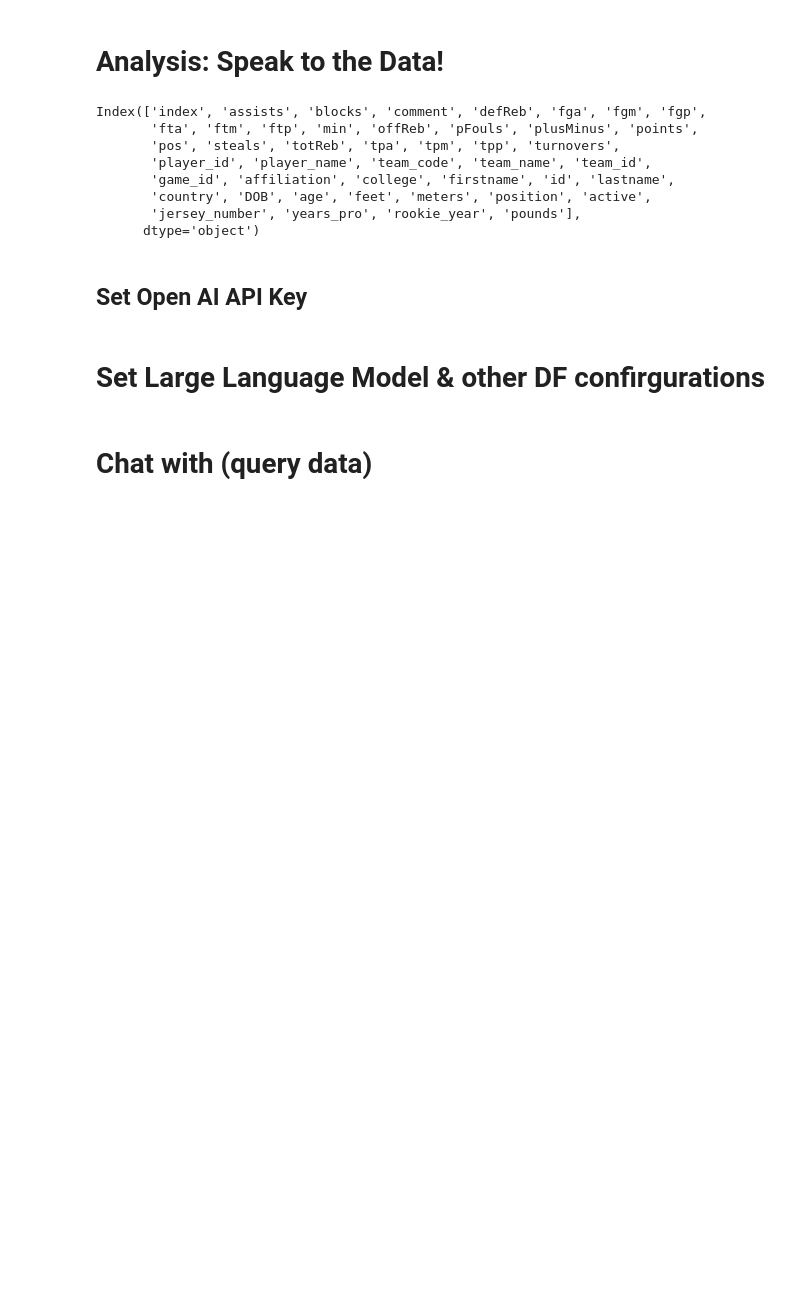
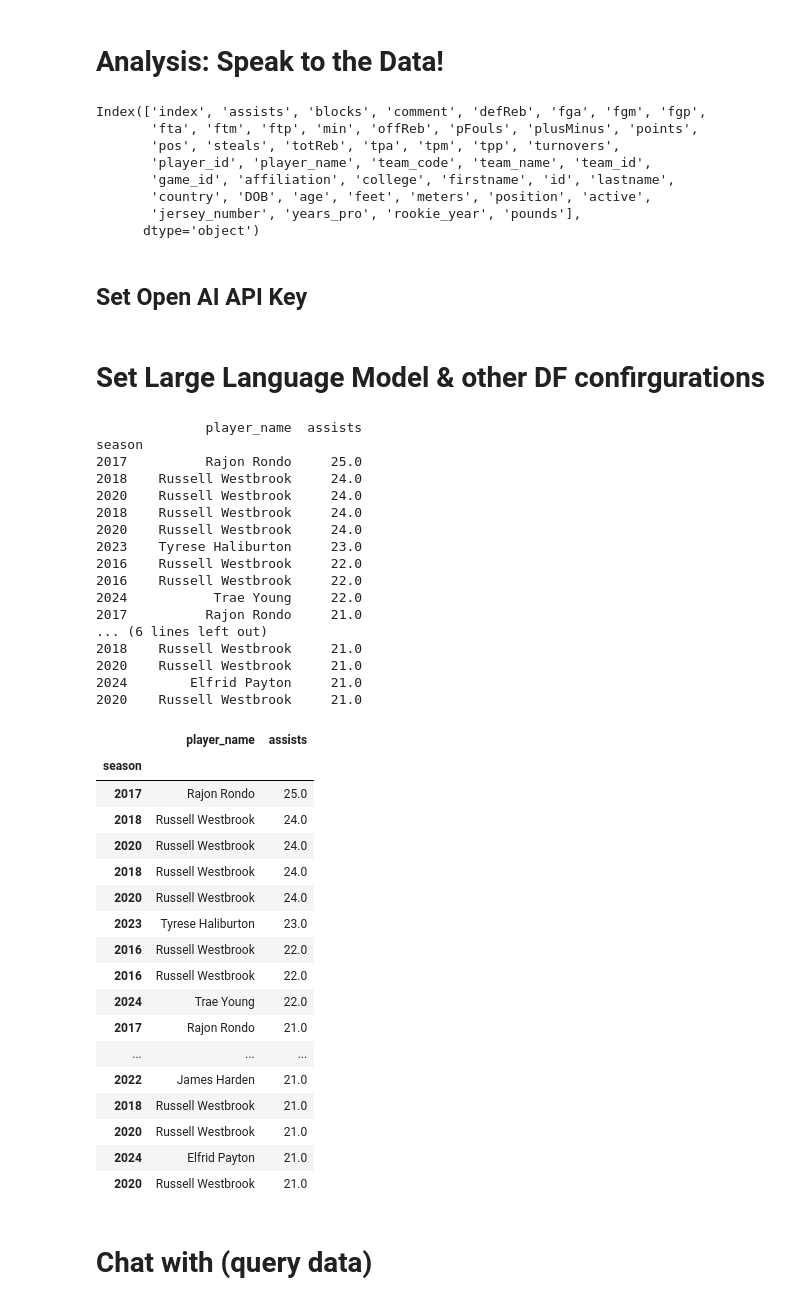
Before and after one commit to conorheffron/nba-stats, a Jupyter notebook: part4-ai-llm-analysis-V3.ipynb, the cells around one changed output. Drawn from its saved outputs; the diff is of its cells as text; code cells hidden in the pictures; blank space fills up the shorter version.

```diff
--- a/part4-ai-llm-analysis-V3.ipynb
+++ b/part4-ai-llm-analysis-V3.ipynb
@@ -79,6 +62,44 @@ openai = ChatOpenAI(model_name="gpt-3.5-turbo", openai_api_key=openai.api_key)
 # Set Large Language Model & other DF confirgurations
 # %%
 df_nba = SmartDataframe(df, config={"llm": llm, "conversational": True, "verbose": True})
+# %%
+df_nba.chat("Which are the top 20 player_names by assists?")
+# %% [output]
+              player_name  assists
+season
+2017          Rajon Rondo     25.0
+2018    Russell Westbrook     24.0
+2020    Russell Westbrook     24.0
+2018    Russell Westbrook     24.0
+2020    Russell Westbrook     24.0
+2023    Tyrese Haliburton     23.0
+2016    Russell Westbrook     22.0
+2016    Russell Westbrook     22.0
+2024           Trae Young     22.0
+2017          Rajon Rondo     21.0
+... (6 lines left out)
+2018    Russell Westbrook     21.0
+2020    Russell Westbrook     21.0
+2024        Elfrid Payton     21.0
+2020    Russell Westbrook     21.0
+|  | player_name | assists |
+| season |  |  |
+| 2017 | Rajon Rondo | 25.0 |
+| 2018 | Russell Westbrook | 24.0 |
+| 2020 | Russell Westbrook | 24.0 |
+| 2018 | Russell Westbrook | 24.0 |
+| 2020 | Russell Westbrook | 24.0 |
+| 2023 | Tyrese Haliburton | 23.0 |
+| 2016 | Russell Westbrook | 22.0 |
+| 2016 | Russell Westbrook | 22.0 |
+| 2024 | Trae Young | 22.0 |
+| 2017 | Rajon Rondo | 21.0 |
+| ... | ... | ... |
+| 2022 | James Harden | 21.0 |
+| 2018 | Russell Westbrook | 21.0 |
+| 2020 | Russell Westbrook | 21.0 |
+| 2024 | Elfrid Payton | 21.0 |
+| 2020 | Russell Westbrook | 21.0 |
 # %% [markdown]
 # Chat with (query data)
 # %%
```
Also changed, not shown: parts of 11 cells of this notebook, 2 other files.
